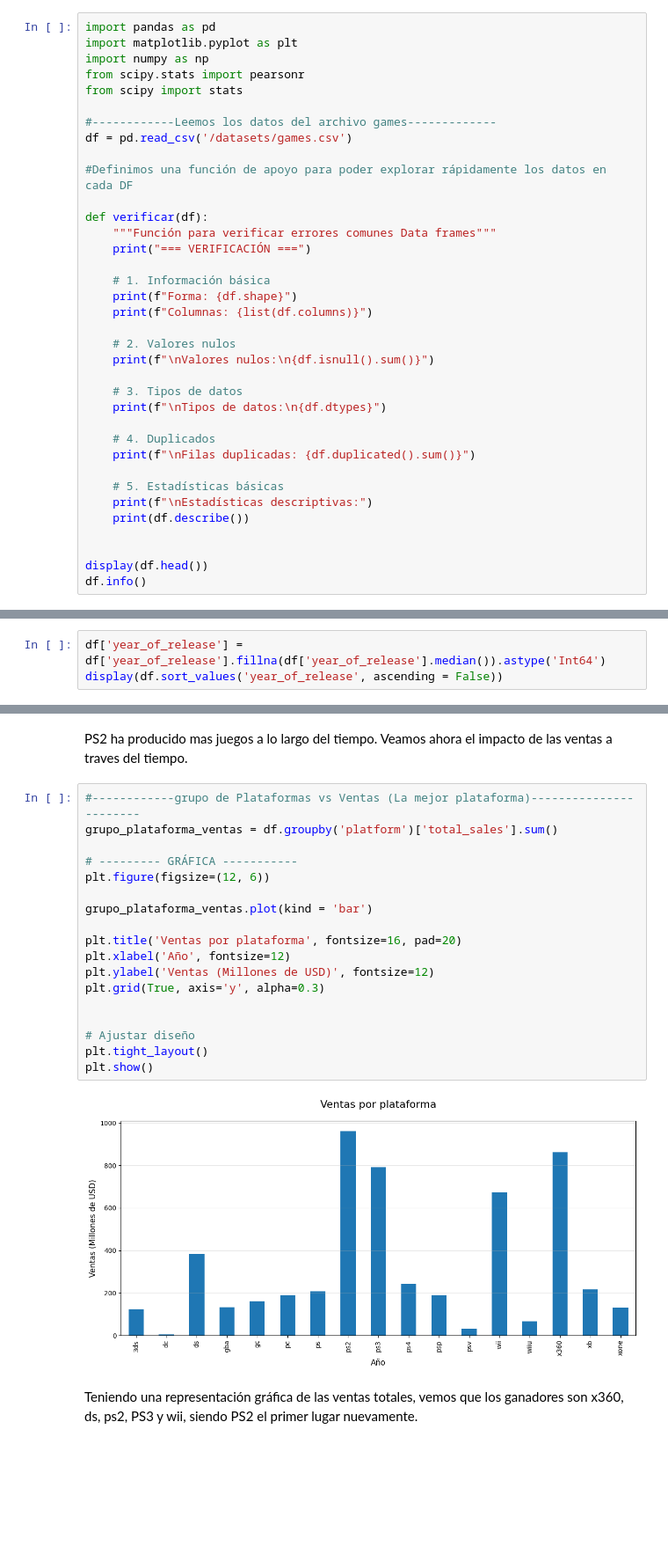
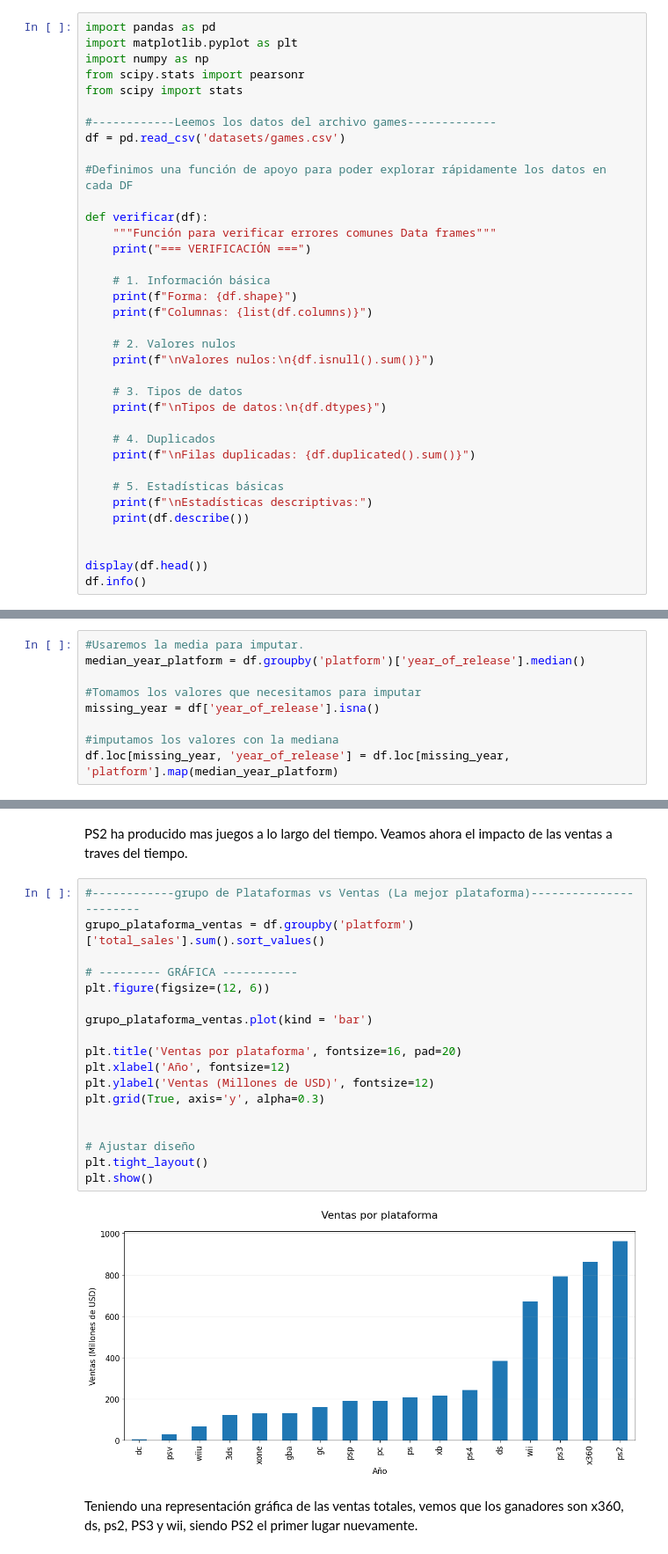
Before and after one commit to ma280113/TripleTen, a Jupyter notebook: strint_6_proyect/notebook.ipynb, the cells around one changed output, grey strips where cells are left out. Shown at 88% size. Cells and saved outputs as stored; diff of their text form; blank space fills up the shorter version.

```diff
--- a/strint_6_proyect/notebook.ipynb
+++ b/strint_6_proyect/notebook.ipynb
@@ -84,7 +84,7 @@ from scipy.stats import pearsonr
 from scipy import stats
 
 #------------Leemos los datos del archivo games-------------
-df = pd.read_csv('/datasets/games.csv')
+df = pd.read_csv('datasets/games.csv')
 
 #Definimos una función de apoyo para poder explorar rápidamente los datos en cada DF
 
@@ -263,3 +260,0 @@ Usaremos la mediana para no sesgar los datos.
-# %%
-df['year_of_release'] = df['year_of_release'].fillna(df['year_of_release'].median()).astype('Int64')
-display(df.sort_values('year_of_release', ascending = False))
@@ -280,3 +263,12 @@ display(df.sort_values('year_of_release', ascending = False))
+# %%
+#Usaremos la media para imputar.
+median_year_platform = df.groupby('platform')['year_of_release'].median()
+
+#Tomamos los valores que necesitamos para imputar
+missing_year = df['year_of_release'].isna()
+
+#imputamos los valores con la mediana
+df.loc[missing_year, 'year_of_release'] = df.loc[missing_year, 'platform'].map(median_year_platform)
 # %% [markdown]
 <div class="alert alert-block alert-danger">
 <b>Comentario de Revisor            </b> <a class="tocSkip"></a>
@@ -548,24 +540,24 @@ PS2 ha producido mas juegos a lo largo del tiempo.
 Veamos ahora el impacto de las ventas a traves del tiempo.
 # %%
 #------------grupo de Plataformas vs Ventas (La mejor plataforma)-----------------------
-grupo_plataforma_ventas = df.groupby('platform')['total_sales'].sum()
+grupo_plataforma_ventas = df.groupby('platform')['total_sales'].sum().sort_values()
 
 # --------- GRÁFICA -----------
 plt.figure(figsize=(12, 6))
 
 grupo_plataforma_ventas.plot(kind = 'bar')
 
 plt.title('Ventas por plataforma', fontsize=16, pad=20)
 plt.xlabel('Año', fontsize=12)
 plt.ylabel('Ventas (Millones de USD)', fontsize=12)
 plt.grid(True, axis='y', alpha=0.3)
 
 
 # Ajustar diseño
 plt.tight_layout()
 plt.show()
 # %% [output]
-[figure, old version]
+[figure, new version]
 # %% [markdown]
 Teniendo una representación gráfica de las ventas totales, vemos que los ganadores son x360, ds, ps2, PS3 y wii, siendo PS2 el primer lugar nuevamente.
 # %% [markdown]
```
Also changed, not shown: parts of 21 cells of this notebook.
